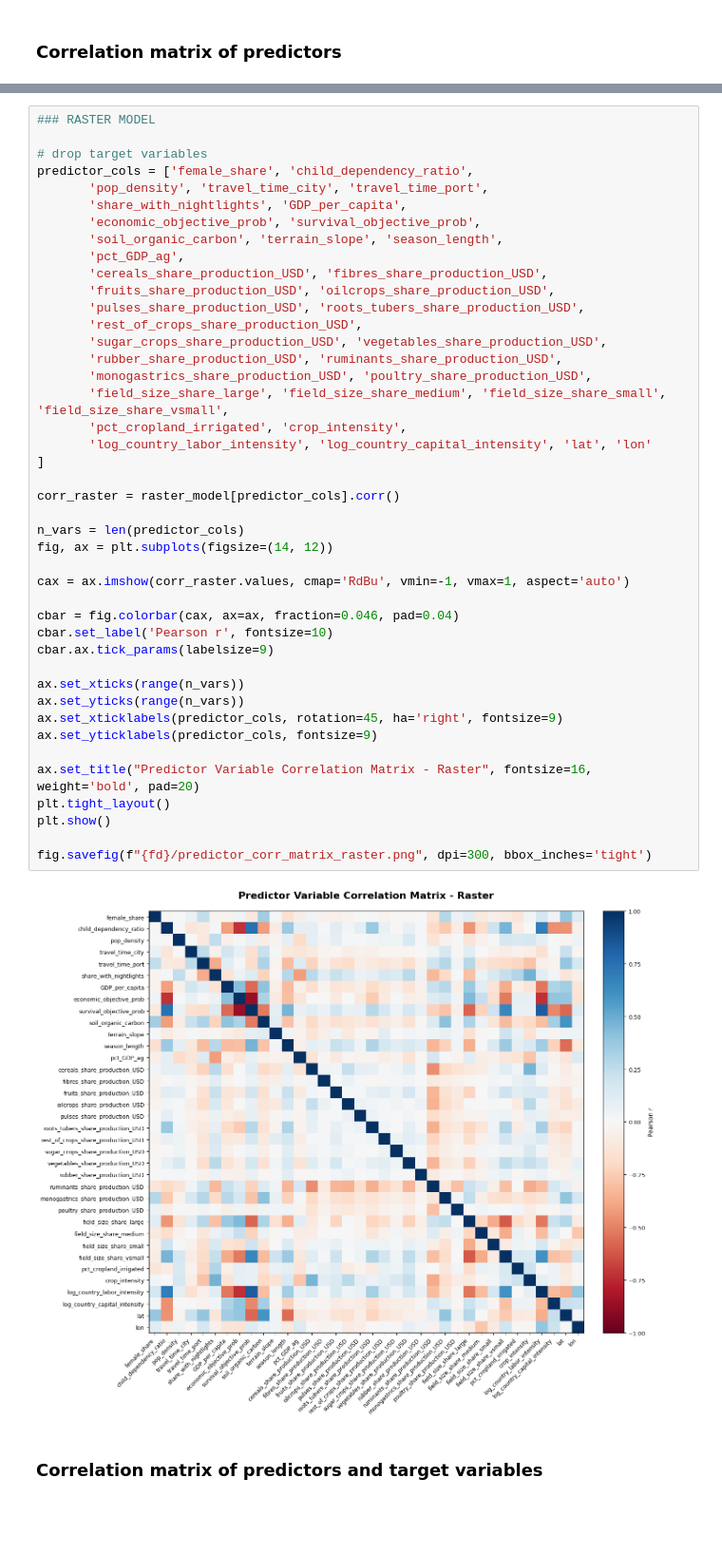
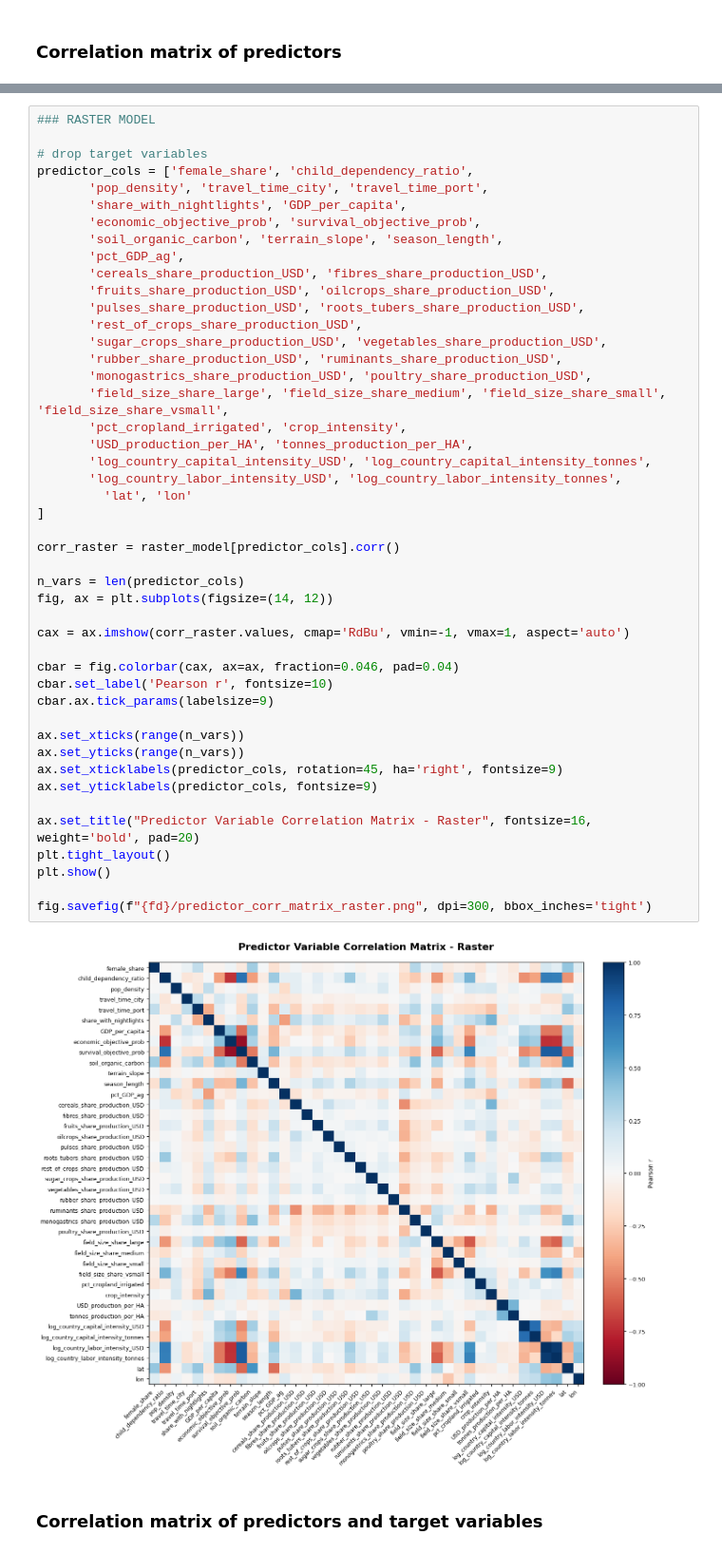
Before and after one commit to carinamani/AgDownscaling, a Jupyter notebook: 02_EDA/identify_colinear_predictors.ipynb, the cells around one changed output, grey strips where cells are left out. Shown at 95% size. Drawn from its saved outputs; the diff is of its cells as text; blank space fills up the shorter version.

Commit message:
add back in crop intensity but with tonnes

```diff
--- a/02_EDA/identify_colinear_predictors.ipynb
+++ b/02_EDA/identify_colinear_predictors.ipynb
@@ -135,35 +139,38 @@ predictor_cols = ['female_share', 'child_dependency_ratio',
        'rest_of_crops_share_production_USD',
        'sugar_crops_share_production_USD', 'vegetables_share_production_USD',
        'rubber_share_production_USD', 'ruminants_share_production_USD',
        'monogastrics_share_production_USD', 'poultry_share_production_USD',
        'field_size_share_large', 'field_size_share_medium', 'field_size_share_small', 'field_size_share_vsmall',
        'pct_cropland_irrigated', 'crop_intensity',
-       'log_country_labor_intensity', 'log_country_capital_intensity', 'lat', 'lon'
+       'USD_production_per_HA', 'tonnes_production_per_HA',
+       'log_country_capital_intensity_USD', 'log_country_capital_intensity_tonnes',
+       'log_country_labor_intensity_USD', 'log_country_labor_intensity_tonnes',
+         'lat', 'lon'
 ]
 
 corr_raster = raster_model[predictor_cols].corr()
 
 n_vars = len(predictor_cols)
 fig, ax = plt.subplots(figsize=(14, 12))
 
 cax = ax.imshow(corr_raster.values, cmap='RdBu', vmin=-1, vmax=1, aspect='auto')
 
 cbar = fig.colorbar(cax, ax=ax, fraction=0.046, pad=0.04)
 cbar.set_label('Pearson r', fontsize=10)
 cbar.ax.tick_params(labelsize=9)
 
 ax.set_xticks(range(n_vars))
 ax.set_yticks(range(n_vars))
 ax.set_xticklabels(predictor_cols, rotation=45, ha='right', fontsize=9)
 ax.set_yticklabels(predictor_cols, fontsize=9)
 
 ax.set_title("Predictor Variable Correlation Matrix - Raster", fontsize=16, weight='bold', pad=20)
 plt.tight_layout()
 plt.show()
 
 fig.savefig(f"{fd}/predictor_corr_matrix_raster.png", dpi=300, bbox_inches='tight')
 # %% [output]
-[figure, old version]
+[figure, new version]
 # %% [markdown]
 ### Correlation matrix of predictors and target variables
 # %%
```
Also changed, not shown: parts of 4 cells of this notebook, 7 other files.
